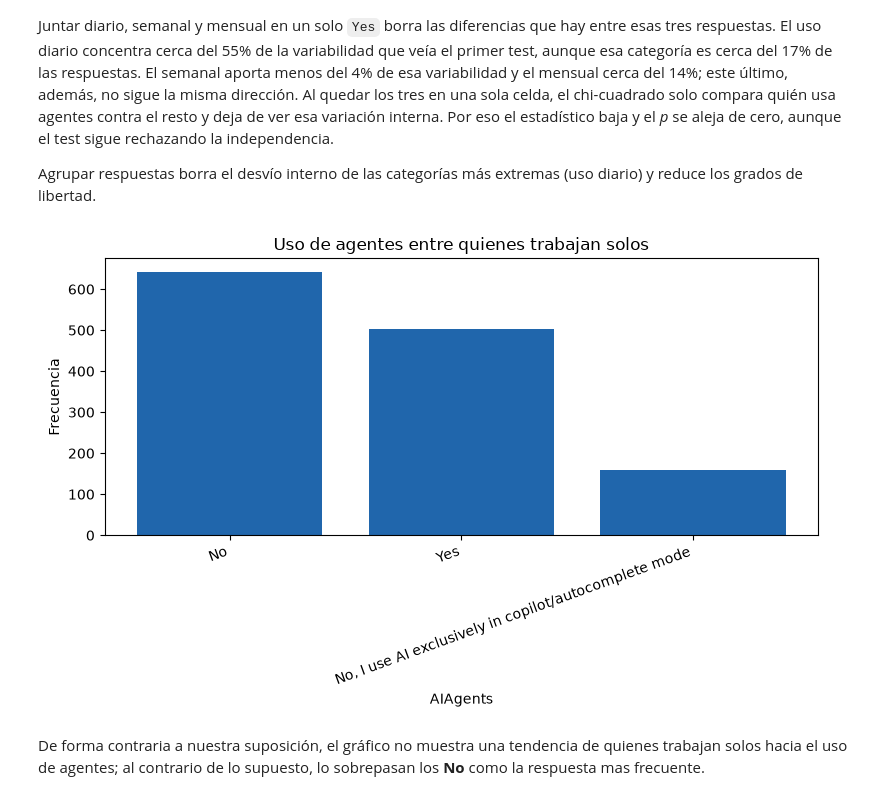
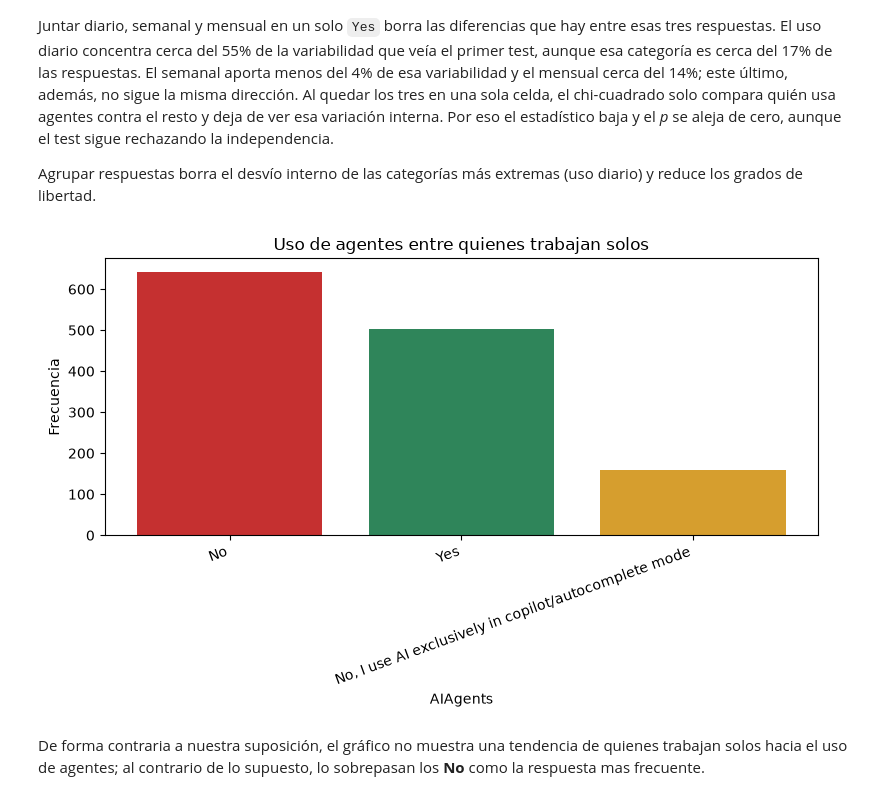
Before and after one commit to MateoGarrido13/StackOverflow-G23, a Jupyter notebook: Grupo23-Fund_C_Datos-StackOverflow.ipynb, the cells around one changed output. Saved outputs shown, nothing was run; the diff lists cells and outputs as text; code cells hidden in the pictures.

```diff
--- a/Grupo23-Fund_C_Datos-StackOverflow.ipynb
+++ b/Grupo23-Fund_C_Datos-StackOverflow.ipynb
@@ -1514,0 +1623,7 @@ plt.show()
+# %%
+# Filtrado para el chi-cuadrado
+fuera_de_poblacion = df_emp_agentes["AIAgents"].isna() | (df_emp_agentes["OrgSize"] == no_sabe)
+valores_a_analizar = len(df_emp_agentes) - valores_a_eliminar
+print(f"Nos quedaremos con el {valores_a_analizar / len(df_emp_agentes) * 100:.2f}% de los datos")
+df_emp_agentes = df_emp_agentes.loc[~fuera_de_poblacion].drop(columns="AISelect")
+df_emp_agentes.head()
@@ -1654,23 +1778,40 @@ Agrupar respuestas borra el desvío interno de las categorías más extremas (us
 # %%
 # construir un grafico de barra solo para aquellos que en 'OrgSize'=   "Just me - I am a freelancer, sole proprietor, etc.", sobre el eje vertical ira la frecuencia, sobre el eje horizontal barras en orden descendente de mas frecuente a menos para los valores unicos de 'AIAgents'
 import matplotlib.pyplot as plt
 
 freelancer = "Just me - I am a freelancer, sole proprietor, etc."
+colores_ai_agents = {
+    "Yes": "#2F855A",
+    "No": "#C53030",
+    "No, I use AI exclusively in copilot/autocomplete mode": "#D69E2E",
+}
+copilot = "No, I use AI exclusively in copilot/autocomplete mode"
+
+def color_ai_agents(respuesta):
+    if respuesta in colores_ai_agents:
+        return colores_ai_agents[respuesta]
+    if str(respuesta).startswith("Yes"):
+        return colores_ai_agents["Yes"]
+    if respuesta == copilot:
+        return colores_ai_agents[copilot]
+    return colores_ai_agents["No"]
+
 frecuencias_freelancer = (
     df_emp_agentes.loc[df_emp_agentes["OrgSize"] == freelancer, "AIAgents"]
     .value_counts()
     .sort_values(ascending=False)
 )
+colores_barras = [color_ai_agents(cat) for cat in frecuencias_freelancer.index]
 
 fig, ax = plt.subplots(figsize=(8, 5))
-ax.bar(frecuencias_freelancer.index, frecuencias_freelancer.values, color="#2066ac")
+ax.bar(frecuencias_freelancer.index, frecuencias_freelancer.values, color=colores_barras)
 ax.set_ylabel("Frecuencia")
 ax.set_xlabel("AIAgents")
 ax.set_title("Uso de agentes entre quienes trabajan solos")
 plt.xticks(rotation=20, ha="right")
 plt.tight_layout()
 plt.show()
 # %% [output]
-[figure, old version]
+[figure, new version]
 # %% [markdown]
 De forma contraria a nuestra suposición, el gráfico no muestra una tendencia de quienes trabajan solos hacia el uso de agentes; al contrario de lo supuesto, lo sobrepasan los **No** como la respuesta mas frecuente.
```
Also changed, not shown: parts of 44 cells of this notebook, 1 other file.
